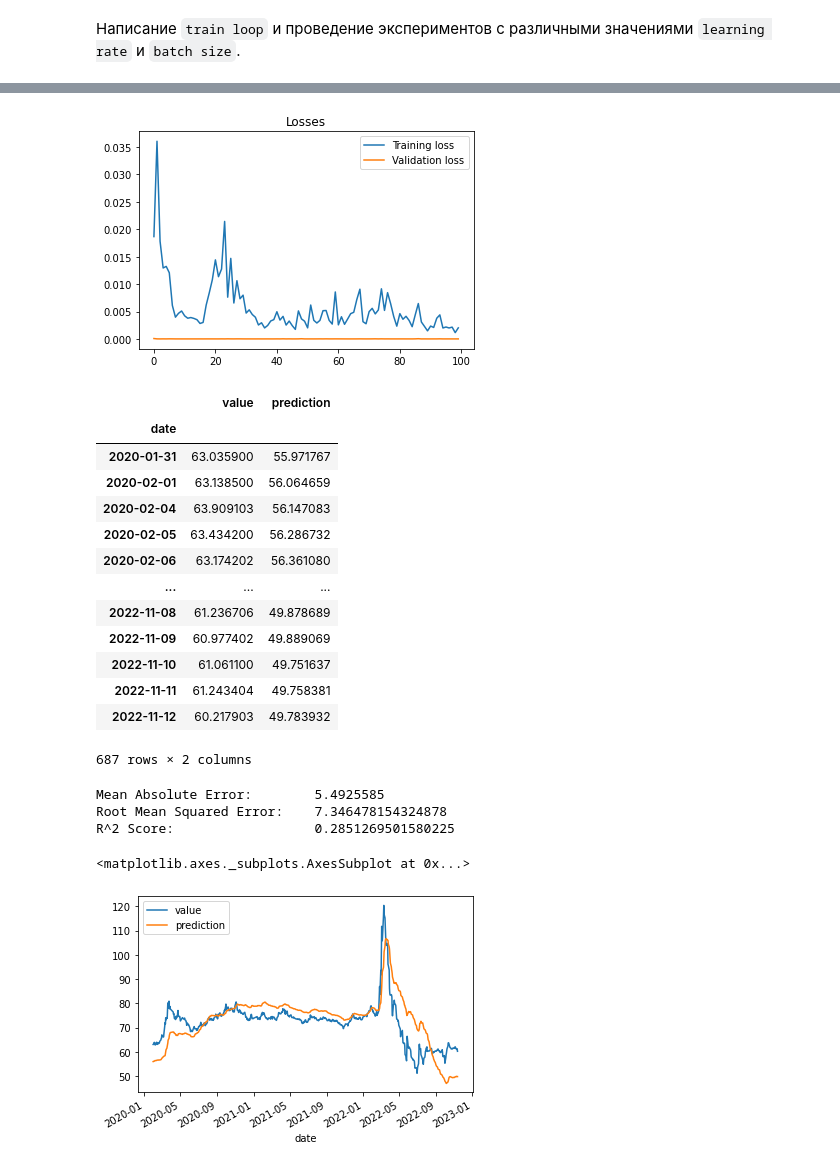
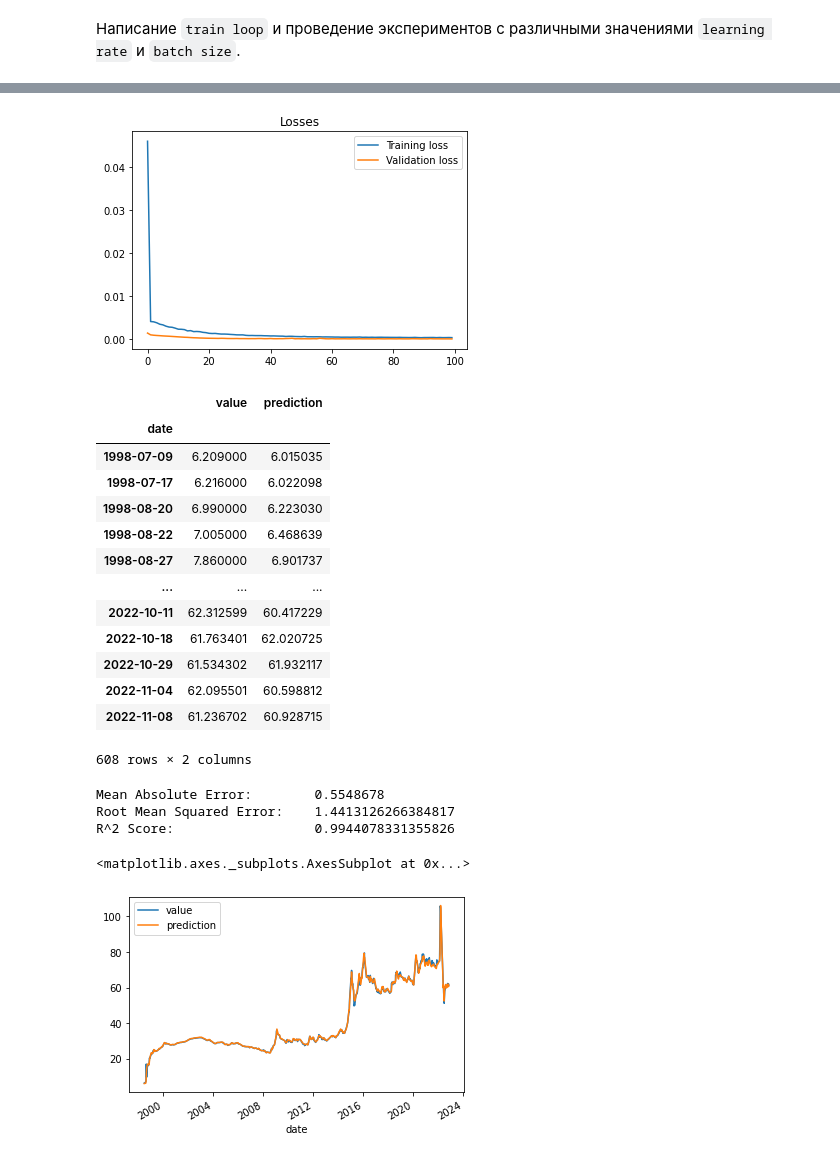
Before and after one commit to dedrowe/python-L1, a Jupyter notebook: Lab5/Лаб_5_Вар_1_Барышников_6213.ipynb, the cells around one changed output, grey strips where cells are left out. Saved outputs shown, nothing was run; the diff lists cells and outputs as text; code cells hidden in the pictures.

Commit message:
сделал shuffle и исключил записи до деноминации

```diff
--- a/Lab5/Лаб_5_Вар_1_Барышников_6213.ipynb
+++ b/Lab5/Лаб_5_Вар_1_Барышников_6213.ipynb
@@ -113,8 +113,8 @@ def train_val_test_split(df: pd.DataFrame, target_col: str, test_ratio: float) -
     """
     val_ratio = test_ratio / (1 - test_ratio)
     X, y = feature_label_split(df, target_col)
-    X_train, X_test, y_train, y_test = train_test_split(X, y, test_size=test_ratio, shuffle=False)
-    X_train, X_val, y_train, y_val = train_test_split(X_train, y_train, test_size=val_ratio, shuffle=False)
+    X_train, X_test, y_train, y_test = train_test_split(X, y, test_size=test_ratio, shuffle=True)
+    X_train, X_val, y_train, y_val = train_test_split(X_train, y_train, test_size=val_ratio, shuffle=True)
     return X_train, X_val, X_test, y_train, y_val, y_test
 
 X_train, X_val, X_test, y_train, y_val, y_test = train_val_test_split(df_timelags, 'value', 0.1)
@@ -237,7 +237,7 @@ class Optimization:
         """
         Функция выполняет обучение модели
         :param train_loader: DataLoader для обучающей выборки
-        :param val_loader: DataLoader lkz валидационной выборки
+        :param val_loader: DataLoader для валидационной выборки
         :param batch_size: размер мини-пакета
         :param n_epochs: Количество поколений
         :param n_features: Количество столбцов по который производится обучение
@@ -311,7 +311,7 @@ layer_dim = 3
 batch_size = 64
 dropout = 0.2
 n_epochs = 100
-learning_rate = 1e-3
+learning_rate = 1e-4
 weight_decay = 1e-6
 
 model_params = {'input_dim': input_dim,
@@ -351,4 +351,4 @@ predictions, values = opt.evaluate(
-[figure, old version]
+[figure, new version]
 # %%
 def inverse_transform(scaler: sklearn.preprocessing, df: pd.DataFrame, columns: tuple) -> pd.DataFrame:
     """
@@ -385,18 +385,18 @@ df_result
 # %% [output]
 |  | value | prediction |
 | date |  |  |
-| 2020-01-31 | 63.035900 | 55.971767 |
-| 2020-02-01 | 63.138500 | 56.064659 |
-| 2020-02-04 | 63.909103 | 56.147083 |
-| 2020-02-05 | 63.434200 | 56.286732 |
-| 2020-02-06 | 63.174202 | 56.361080 |
+| 1998-07-09 | 6.209000 | 6.015035 |
+| 1998-07-17 | 6.216000 | 6.022098 |
+| 1998-08-20 | 6.990000 | 6.223030 |
+| 1998-08-22 | 7.005000 | 6.468639 |
+| 1998-08-27 | 7.860000 | 6.901737 |
 | ... | ... | ... |
-| 2022-11-08 | 61.236706 | 49.878689 |
-| 2022-11-09 | 60.977402 | 49.889069 |
-| 2022-11-10 | 61.061100 | 49.751637 |
-| 2022-11-11 | 61.243404 | 49.758381 |
-| 2022-11-12 | 60.217903 | 49.783932 |
+| 2022-10-11 | 62.312599 | 60.417229 |
+| 2022-10-18 | 61.763401 | 62.020725 |
+| 2022-10-29 | 61.534302 | 61.932117 |
+| 2022-11-04 | 62.095501 | 60.598812 |
+| 2022-11-08 | 61.236702 | 60.928715 |
-687 rows × 2 columns
+608 rows × 2 columns
 # %%
 def calculate_metrics(df: pd.DataFrame) -> dict:
     """
@@ -415,12 +415,12 @@ def calculate_metrics(df: pd.DataFrame) -> dict:
 
 result_metrics = calculate_metrics(df_result)
 # %% [output]
-Mean Absolute Error:        5.4925585
-Root Mean Squared Error:    7.346478154324878
-R^2 Score:                  0.2851269501580225
+Mean Absolute Error:        0.5548678
+Root Mean Squared Error:    1.4413126266384817
+R^2 Score:                  0.9944078331355826
 # %%
 df_result.plot()
 # %% [output]
 <matplotlib.axes._subplots.AxesSubplot at 0x...>
-[figure, old version]
+[figure, new version]
 # %%
```
Also changed, not shown: parts of 6 cells of this notebook.
